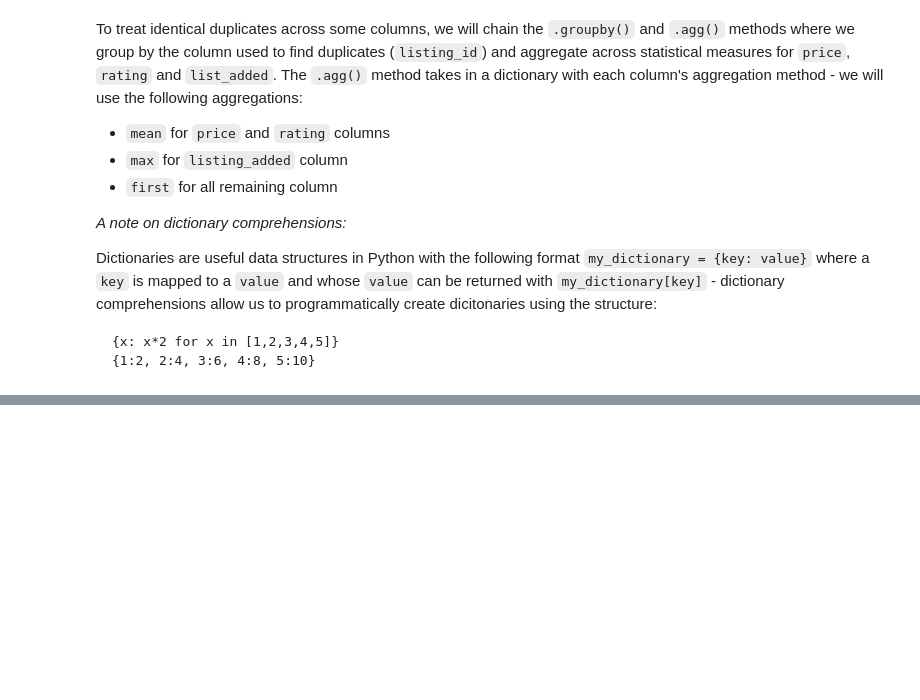
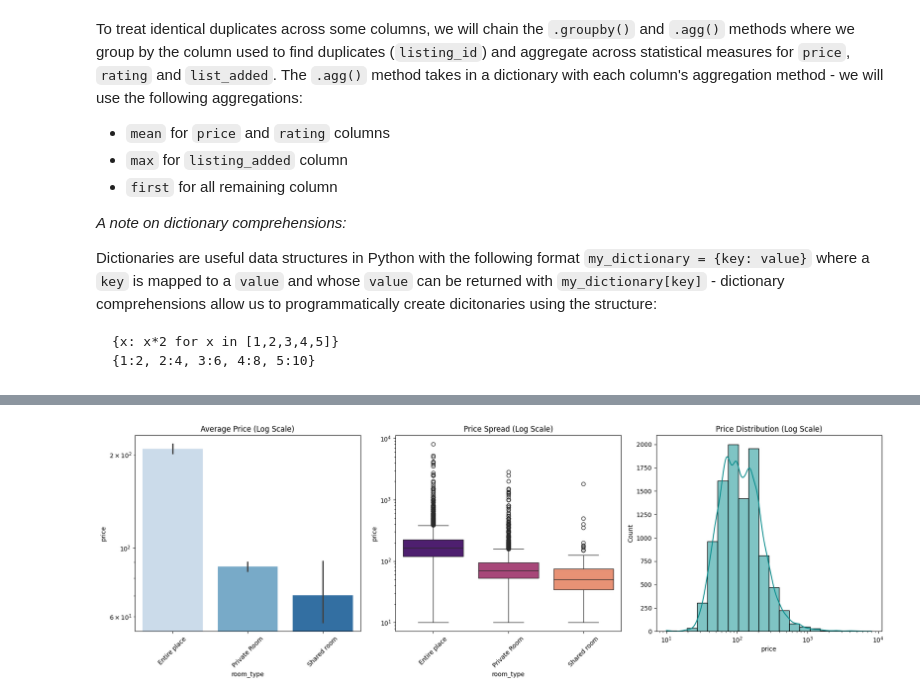
Before and after one commit to 208252/statistics, a Jupyter notebook: Cleaning_Data_in_Python_live_session.ipynb, the cells around one changed output, grey strips where cells are left out. Cells and saved outputs as stored; diff of their text form; code cells hidden in the pictures; blank space fills up the shorter version.

```diff
--- a/Cleaning_Data_in_Python_live_session.ipynb
+++ b/Cleaning_Data_in_Python_live_session.ipynb
@@ -806,0 +825,23 @@ airbnb.head()
+# %%
+fig, axes = plt.subplots(1, 3, figsize=(18, 6))
+
+# 1. Bar Plot
+sns.barplot(x='room_type', y='price', data=airbnb, ax=axes[0], hue="room_type", palette="Blues")
+axes[0].set_yscale('log')
+axes[0].set_title('Average Price (Log Scale)')
+axes[0].tick_params(axis='x', rotation=45)
+
+# 2. Box Plot
+sns.boxplot(x='room_type', y='price', data=airbnb, ax=axes[1], hue="room_type", palette="magma")
+axes[1].set_yscale('log')
+axes[1].set_title('Price Spread (Log Scale)')
+axes[1].tick_params(axis='x', rotation=45)
+
+# 3. Histplot
+sns.histplot(data=airbnb, x='price', bins=20, kde=True, log_scale=True, ax=axes[2],color="darkcyan")
+axes[2].set_title('Price Distribution (Log Scale)')
+
+plt.tight_layout()
+plt.show()
+# %% [output]
+[figure, added]
```
Also changed, not shown: parts of 9 cells of this notebook, 1 other file.
